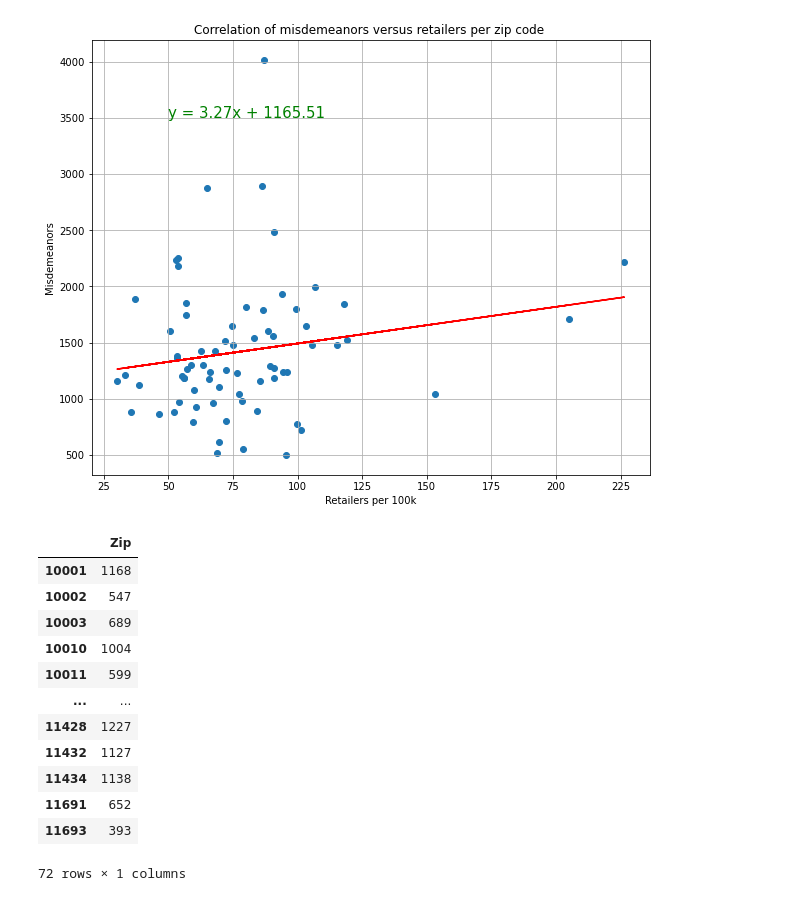
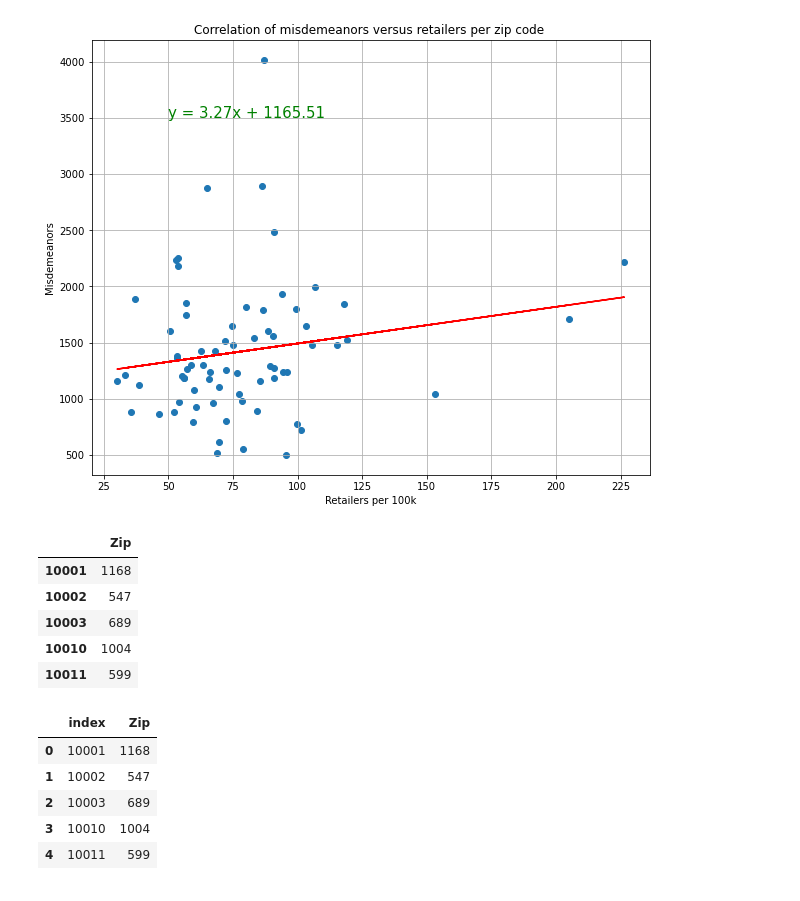
Before and after one commit to Auburn9698/project_work, a Jupyter notebook: nyc_crime_by_zip.ipynb, the cells around one changed output. Cells and saved outputs as stored; diff of their text form; code cells hidden in the pictures.

```diff
--- a/nyc_crime_by_zip.ipynb
+++ b/nyc_crime_by_zip.ipynb
@@ -534,18 +534,11 @@ plt.show()
  The r-squared is: 0.03236934689135186
 [figure]
 # %%
-felonies
+felonies.head()
 # %% [output]
 |  | Zip |
 | 10001 | 1168 |
 | 10002 | 547 |
 | 10003 | 689 |
 | 10010 | 1004 |
 | 10011 | 599 |
-| ... | ... |
-| 11428 | 1227 |
-| 11432 | 1127 |
-| 11434 | 1138 |
-| 11691 | 652 |
-| 11693 | 393 |
-72 rows × 1 columns
@@ -643,0 +545,10 @@ felonies
+# %%
+felonies.reset_index(drop = False, inplace=True)
+felonies.head()
+# %% [output]
+|  | index | Zip |
+| 0 | 10001 | 1168 |
+| 1 | 10002 | 547 |
+| 2 | 10003 | 689 |
+| 3 | 10010 | 1004 |
+| 4 | 10011 | 599 |
```
Also changed, not shown: parts of 12 cells of this notebook.
